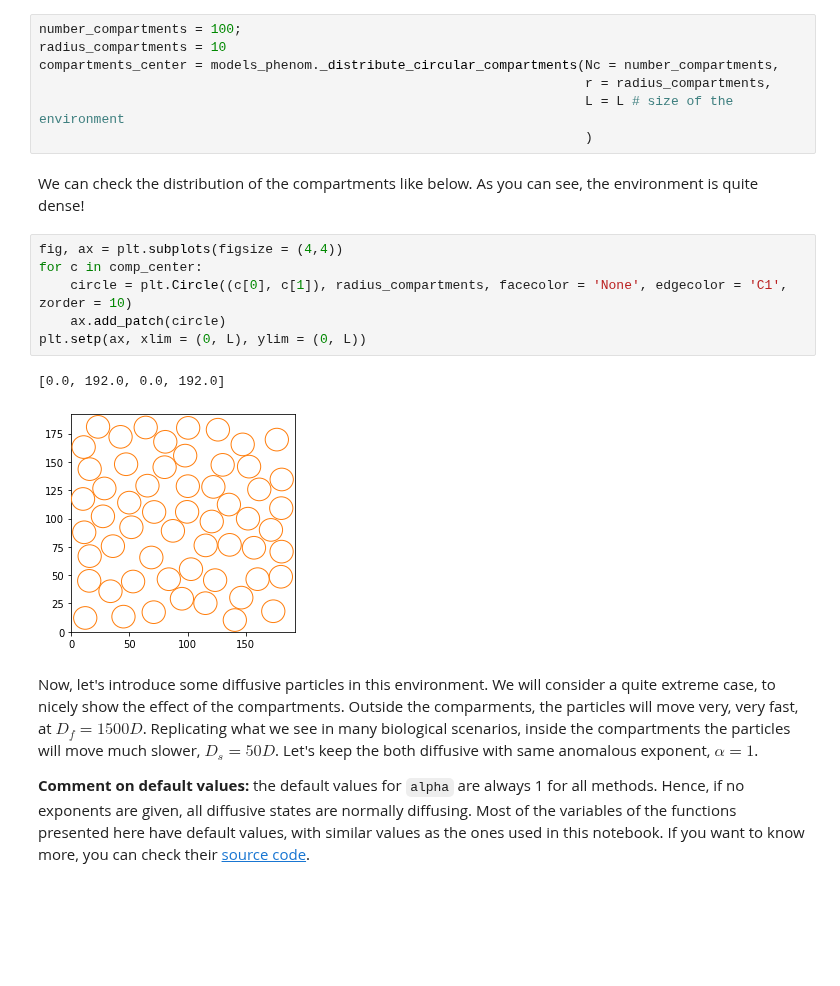
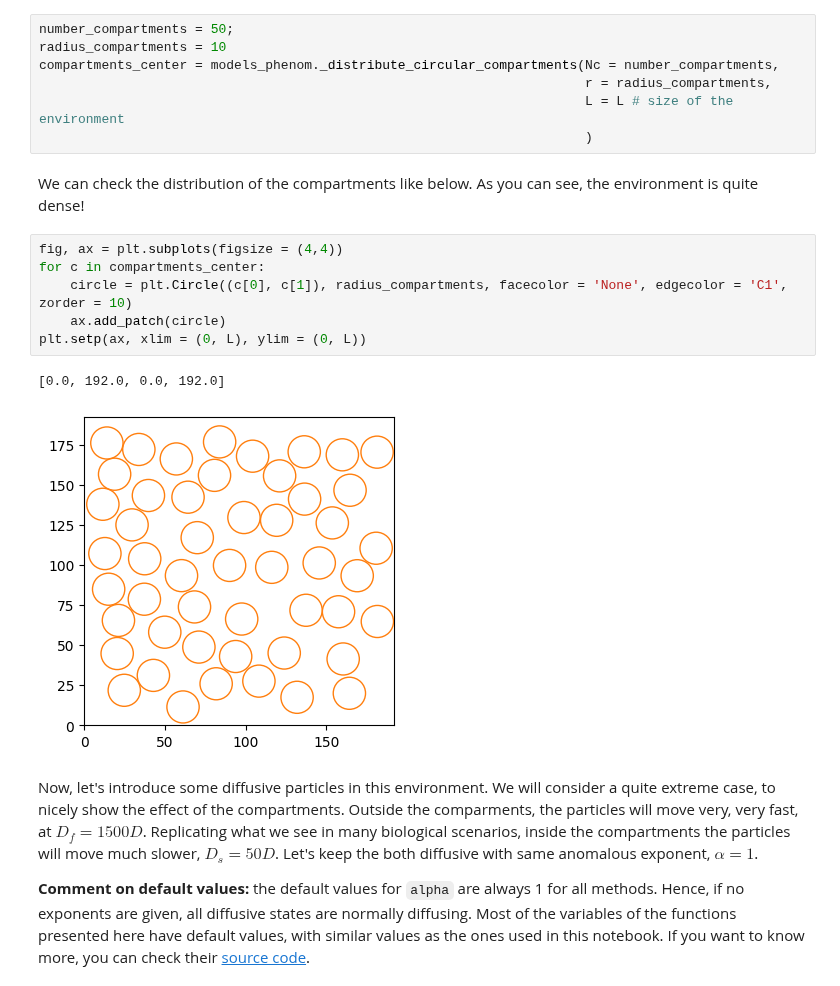
Before and after one commit to AnDiChallenge/andi_datasets, a Jupyter notebook: _proc/tutorials/challenge_two_datasets.ipynb, the cells around one changed output. Cells and saved outputs as stored; diff of their text form; blank space fills up the shorter version.

```diff
--- a/_proc/tutorials/challenge_two_datasets.ipynb
+++ b/_proc/tutorials/challenge_two_datasets.ipynb
@@ -148,7 +148,7 @@ As you can see, in this case the particles superdiffuse until the hit a trap, mo
 ### Model 5 - Confinement
 Last but not least, we have one of the most relevant models of the challenge: the presence of compartments, whose boundaries can prevent particles to exit them. Note that we consider here the case of *osmotic* boundaries, which means that the particles will always enter the compartment. Once inside, the boundaries have a certain transmittance `trans`, i.e. the probability of the particle exiting the compartment. Just as the case of immobile traps, we can define (optionally) a priori the compartments' distribution. Note that we always consider here circular compartment of given radius `r`. You can use the following built-in function to distribute cercles over the environment, without overlap. If the algorithm does manage to place them all, a warning is printed, and only the circles states are placed.
 # %%
-number_compartments = 100;
+number_compartments = 50;
 radius_compartments = 10
 compartments_center = models_phenom._distribute_circular_compartments(Nc = number_compartments,
                                                                       r = radius_compartments,
@@ -158,13 +158,13 @@ compartments_center = models_phenom._distribute_circular_compartments(Nc = numbe
 We can check the distribution of the compartments like below. As you can see, the environment is quite dense!
 # %%
 fig, ax = plt.subplots(figsize = (4,4))
-for c in comp_center:
+for c in compartments_center:
     circle = plt.Circle((c[0], c[1]), radius_compartments, facecolor = 'None', edgecolor = 'C1', zorder = 10)
     ax.add_patch(circle)
 plt.setp(ax, xlim = (0, L), ylim = (0, L))
 # %% [output]
 [0.0, 192.0, 0.0, 192.0]
-[figure, old version]
+[figure, new version]
 # %% [markdown]
 Now, let's introduce some diffusive particles in this environment. We will consider a quite extreme case, to nicely show the effect of the compartments. Outside the comparments, the particles will move very, very fast, at $D_f = 1500D$. Replicating what we see in many biological scenarios, inside the compartments the particles will move much slower, $D_s = 50 D$. Let's keep the both diffusive with same anomalous exponent, $\alpha = 1$.
 
```
Also changed, not shown: parts of 16 cells of this notebook, 52 other files.
